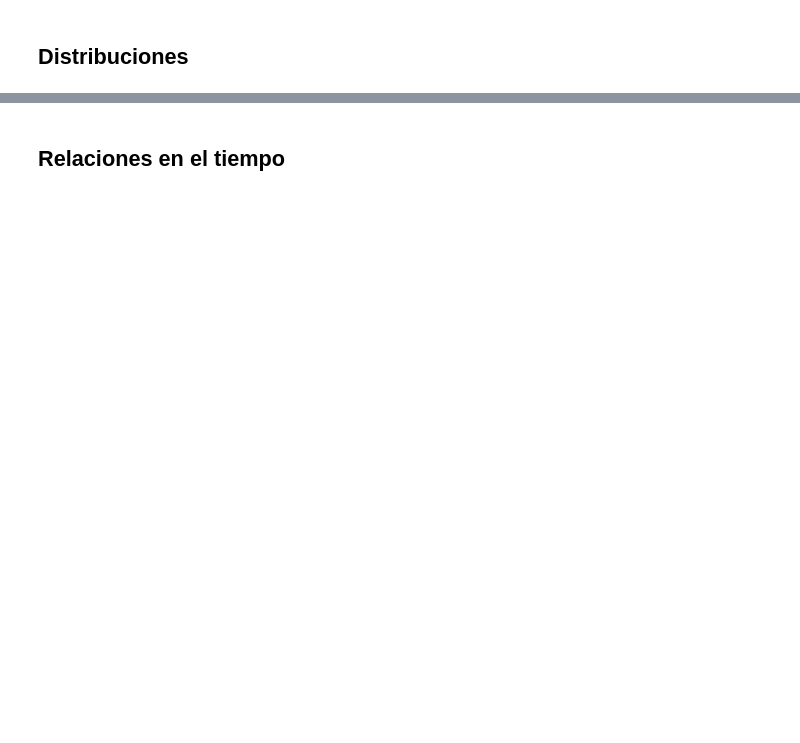
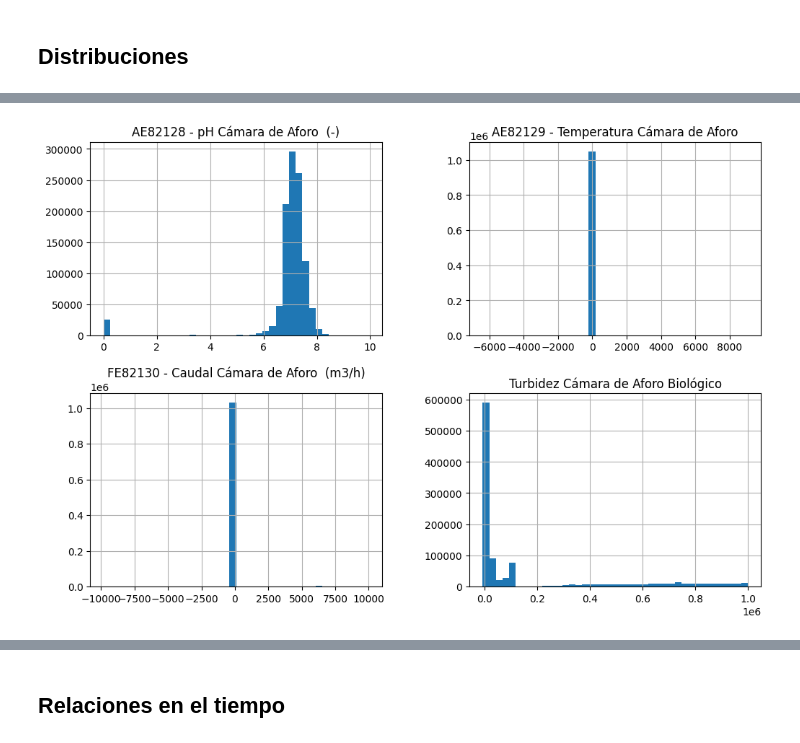
Before and after one commit to tetenogues/data_barbies_y_guille, a Jupyter notebook: first-nb.ipynb, the cells around one changed output, grey strips where cells are left out. Cells and saved outputs as stored; diff of their text form; code cells hidden in the pictures; blank space fills up the shorter version.

```diff
--- a/first-nb.ipynb
+++ b/first-nb.ipynb
@@ -227,0 +270,5 @@ plt.show()
+# %%
+data_camara.select_dtypes(include=['number']).hist(bins=40, figsize=(12, 8))
+plt.show()
+# %% [output]
+[figure, added]
```
Also changed, not shown: parts of 12 cells of this notebook.
